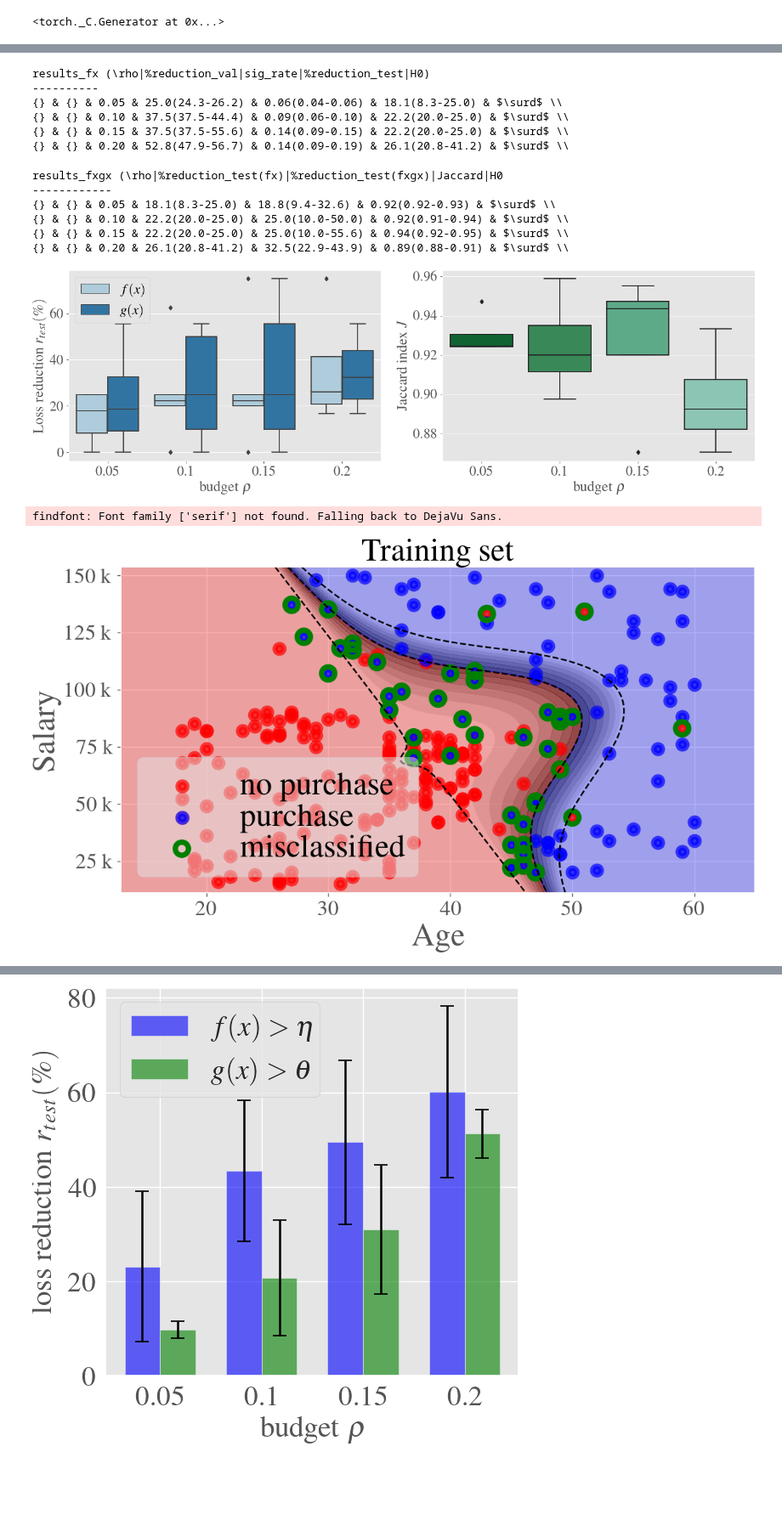
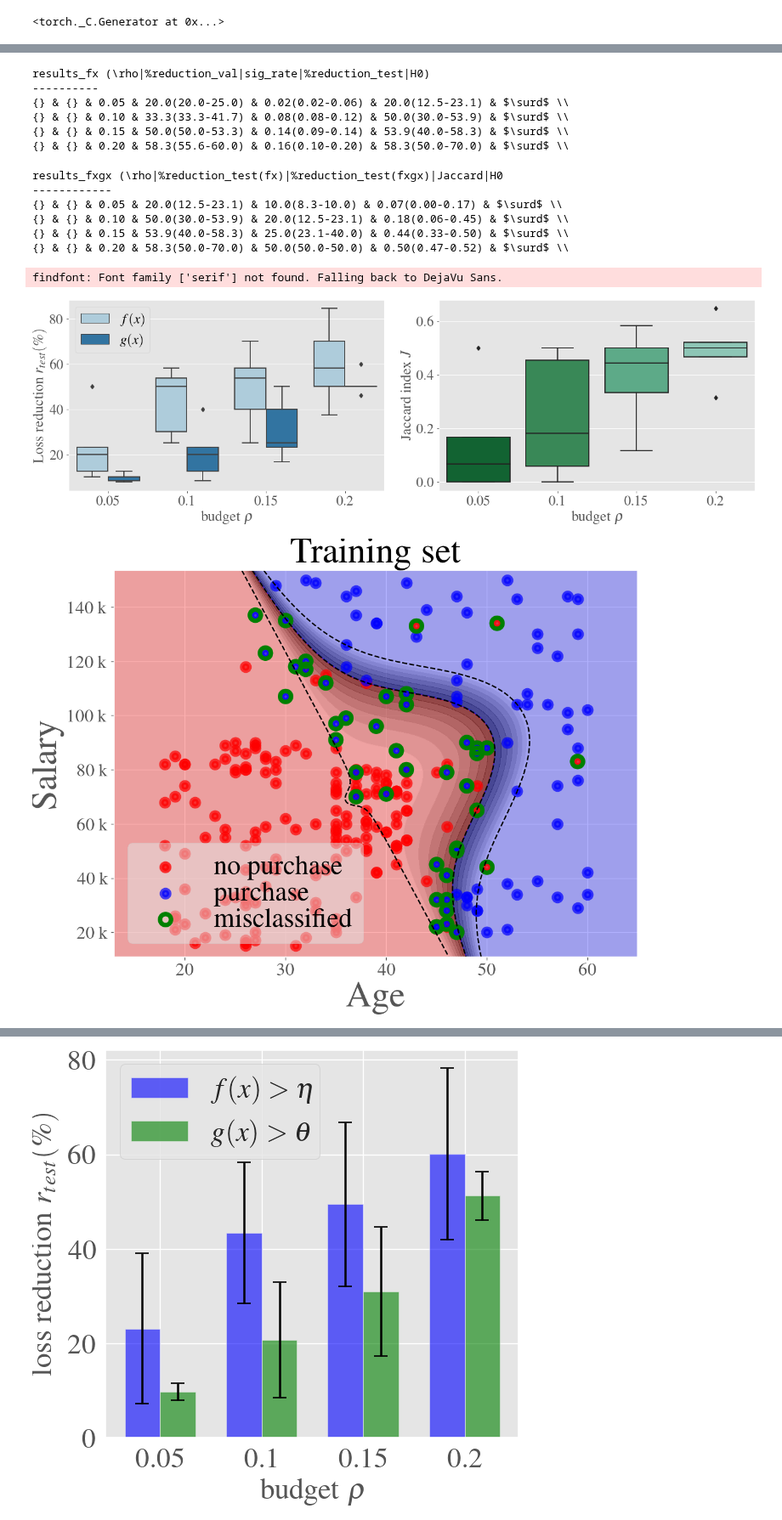
Before and after one commit to cesar-claros/synergistic, a Jupyter notebook: socialadsnet.ipynb, the cells around one changed output, grey strips where cells are left out. Shown at 85% size. Cells and saved outputs as stored; diff of their text form; code cells hidden in the pictures; blank space fills up the shorter version.

```diff
--- a/socialadsnet.ipynb
+++ b/socialadsnet.ipynb
@@ -187,9 +193,9 @@ torch.manual_seed(0)
 report_table = []
 report_criteria = []
 kf = model_selection.KFold(n_splits=5, shuffle=True, random_state=123)
-clf = 'gpc'
-addPredictions = True
-applyPCA = True
+clf = 'svm'
+addPredictions = False
+applyPCA = False
 accuracy = 0
 for sample, test in kf.split(Data_X):
     X = Data_X[sample]
@@ -400,10 +315,10 @@ print(output_fx.getvalue())
 # %% [output]
 results_fx (\rho|%reduction_val|sig_rate|%reduction_test|H0)
 ----------
-{} & {} & 0.05 & 25.0(24.3-26.2) & 0.06(0.04-0.06) & 18.1(8.3-25.0) & $\surd$ \\
-{} & {} & 0.10 & 37.5(37.5-44.4) & 0.09(0.06-0.10) & 22.2(20.0-25.0) & $\surd$ \\
-{} & {} & 0.15 & 37.5(37.5-55.6) & 0.14(0.09-0.15) & 22.2(20.0-25.0) & $\surd$ \\
-{} & {} & 0.20 & 52.8(47.9-56.7) & 0.14(0.09-0.19) & 26.1(20.8-41.2) & $\surd$ \\
+{} & {} & 0.05 & 20.0(20.0-25.0) & 0.02(0.02-0.06) & 20.0(12.5-23.1) & $\surd$ \\
+{} & {} & 0.10 & 33.3(33.3-41.7) & 0.08(0.08-0.12) & 50.0(30.0-53.9) & $\surd$ \\
+{} & {} & 0.15 & 50.0(50.0-53.3) & 0.14(0.09-0.14) & 53.9(40.0-58.3) & $\surd$ \\
+{} & {} & 0.20 & 58.3(55.6-60.0) & 0.16(0.10-0.20) & 58.3(50.0-70.0) & $\surd$ \\
 # %%
 # Dataframe for comparison f(x)-g(x)
 results_fxgx = results_fxgx.loc[p_value_col <= 0.05]
@@ -426,10 +341,10 @@ print(output_fxgx.getvalue())
 # %% [output]
 results_fxgx (\rho|%reduction_test(fx)|%reduction_test(fxgx)|Jaccard|H0
 ------------
-{} & {} & 0.05 & 18.1(8.3-25.0) & 18.8(9.4-32.6) & 0.92(0.92-0.93) & $\surd$ \\
-{} & {} & 0.10 & 22.2(20.0-25.0) & 25.0(10.0-50.0) & 0.92(0.91-0.94) & $\surd$ \\
-{} & {} & 0.15 & 22.2(20.0-25.0) & 25.0(10.0-55.6) & 0.94(0.92-0.95) & $\surd$ \\
-{} & {} & 0.20 & 26.1(20.8-41.2) & 32.5(22.9-43.9) & 0.89(0.88-0.91) & $\surd$ \\
+{} & {} & 0.05 & 20.0(12.5-23.1) & 10.0(8.3-10.0) & 0.07(0.00-0.17) & $\surd$ \\
+{} & {} & 0.10 & 50.0(30.0-53.9) & 20.0(12.5-23.1) & 0.18(0.06-0.45) & $\surd$ \\
+{} & {} & 0.15 & 53.9(40.0-58.3) & 25.0(23.1-40.0) & 0.44(0.33-0.50) & $\surd$ \\
+{} & {} & 0.20 & 58.3(50.0-70.0) & 50.0(50.0-50.0) & 0.50(0.47-0.52) & $\surd$ \\
 # %%
 #%%
 # Save results in csv fomat
@@ -457,7 +372,8 @@ plt.tight_layout()
 path_fig_fxgx = "drive/My Drive/NIPS2020/results/socialadsnet/fig_fxgx_{clf}_yhat{yhat}_pca{pca}.pdf".format(clf=clf, pca=applyPCA, yhat=addPredictions)
 plt.savefig(path_fig_fxgx, bbox_inches='tight', facecolor='w')
 # %% [output]
+findfont: Font family ['serif'] not found. Falling back to DejaVu Sans.
-[figure, old version]
+[figure, new version]
 # %%
   #%%
 # PLOT DECISION SURFACE
@@ -465,7 +381,7 @@ plt.savefig(path_fig_fxgx, bbox_inches='tight', facecolor='w')
 # Plot test instances and decision surface
 # ----------------------------------------------
 # Visualising the Train set results
-fig1 = plt.figure(figsize=(10,6),dpi=120)
+fig1 = plt.figure(figsize=(10,8),dpi=120)
 ax1 = fig1.add_subplot(111)
 X_set, y_set = X_train_surface_plot, y_train_surface_plot
 y_set[y_set==0] = -1
@@ -486,39 +402,38 @@ if hasattr(classifier, "decision_function"):
     d = classifier.decision_function(np.array([X1.ravel(), X2.ravel()]).T).reshape(X1.shape)
     ax1.contourf(X1, X2, np.where((np.abs(d)<1),np.abs(d),np.nan), alpha = 0.6, cmap='gist_gray', label='margin region')
     ax1.contour(X1, X2, d, levels=[-1, 0, 1], colors='black', linestyles='dashed')
     ax1.contourf(X1, X2, Z, alpha = 0.3, cmap = matplotlib.colors.ListedColormap(('red', 'blue')))
     x = X_set[xi_set>1,0]
     y = X_set[xi_set>1,1]
 else:
     d = classifier.predict_proba(np.array([X1.ravel(), X2.ravel()]).T)[:, 1].reshape(X1.shape)-0.5
     ax1.contourf(X1, X2, np.where((np.abs(d)<0.25),np.abs(d),np.nan), alpha = 0.6, cmap='gist_gray', label='margin region')
     ax1.contour(X1, X2, d, levels=[-0.25, 0.0, 0.25], colors='black', linestyles='dashed')
     ax1.contourf(X1, X2, Z, alpha = 0.3, cmap = matplotlib.colors.ListedColormap(('red', 'blue')))
     x = X_set[xi_set==0,0]
     y = X_set[xi_set==0,1]
 dots = ['red','blue']
 for i, j in enumerate(np.unique(y_set)):
     ax1.scatter(X_set[y_set == j, 0], X_set[y_set == j, 1],
                 color = dots[i], label = '{}'.format('no purchase' if i==0 else 'purchase'),alpha=0.7, s=65, linewidths=5)
 # Plot slack variables magnitudes
 ax1.scatter(x, y, s=150, facecolors='none', edgecolors='g', label='misclassified', linewidths=5)
 
-ax1.set_xlabel('Age', fontsize=30)
-ax1.set_ylabel('Salary', fontsize=30)
-ax1.set_title('Training set', fontsize=30)
+ax1.set_xlabel('Age', fontsize=40)
+ax1.set_ylabel('Salary', fontsize=40)
+ax1.set_title('Training set', fontsize=40)
 ax1.legend(loc='lower left', framealpha=0.5, prop={'size': 30}, labelspacing=0.0)
 formatter0 = matplotlib.ticker.EngFormatter()
 ax1.yaxis.set_major_formatter(formatter0)
 X1_min, X1_max = X1.min(), X1.max()
 X2_min, X2_max = X2.min(), X2.max()
 ax1.set_xlim(X1_min, X1_max)
 ax1.set_ylim(X2_min, X2_max)
 plt.tight_layout()
-path_fig_fx_train = "drive/My Drive/NIPS2020/results/socialadsnet/fig_fx_train_{clf}_yhat{yhat}_pca{pca}.pdf".format(clf=clf, pca=applyPCA, yhat=addPredictions)
+path_fig_fx_train = "drive/My Drive/NIPS2020/results/socialadsnet/fig_fx_train_{clf}_yhat{yhat}_pca{pca}.svg".format(clf=clf, pca=applyPCA, yhat=addPredictions)
 plt.savefig(path_fig_fx_train, bbox_inches='tight', facecolor='w')
 # %% [output]
-findfont: Font family ['serif'] not found. Falling back to DejaVu Sans.
-[figure, old version]
+[figure, new version]
 # %%
 #%%
 # PLOT DECISION SURFACE
```
Also changed, not shown: parts of 5 cells of this notebook.
